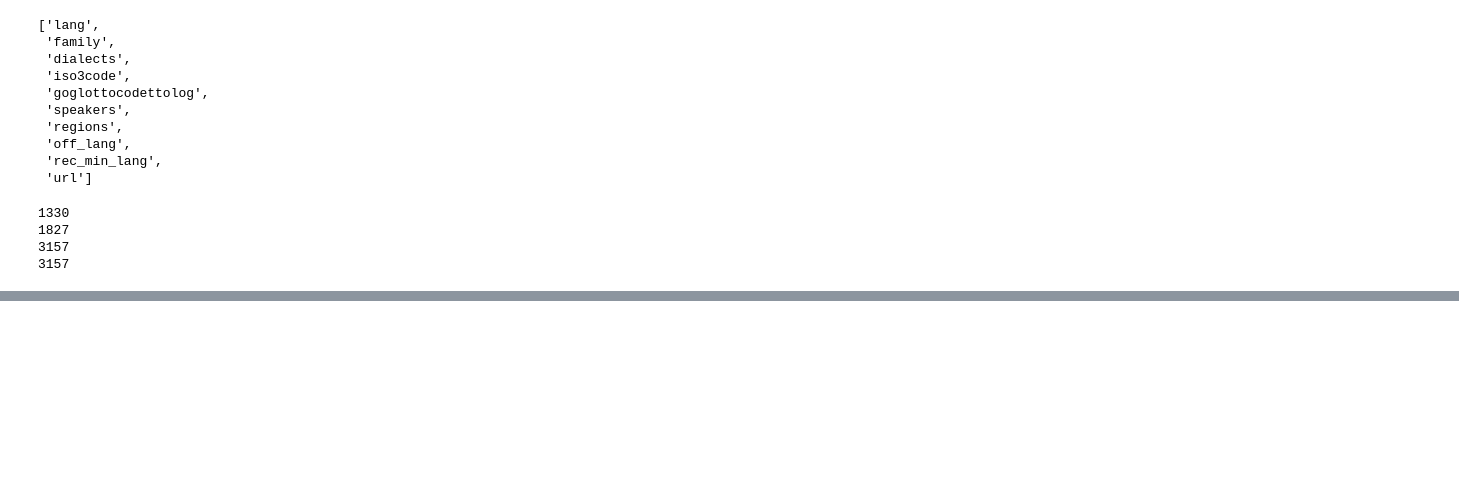
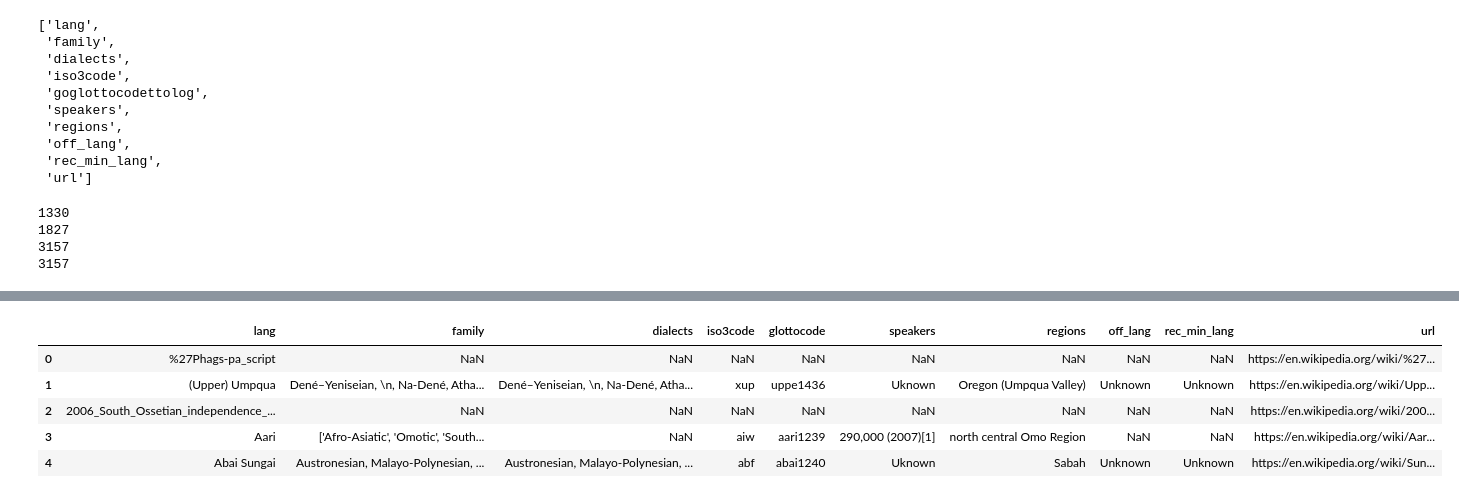
Before and after one commit to gcwarren/LanguageStatusVisualizationProject, a Jupyter notebook: ipynb_files/aggregate_for_visualization.ipynb, the cells around one changed output, grey strips where cells are left out. Saved outputs shown, nothing was run; the diff lists cells and outputs as text; code cells hidden in the pictures; blank space fills up the shorter version.

```diff
--- a/ipynb_files/aggregate_for_visualization.ipynb
+++ b/ipynb_files/aggregate_for_visualization.ipynb
@@ -173,0 +180,2 @@ merged_langs.to_csv('merged_langs_wiki_extinct.csv')
+# %%
+data = pd.read_csv('../csv_files/merged_langs_wiki_extinct.csv', index_col=0)
@@ -173,0 +193,11 @@ merged_langs.to_csv('merged_langs_wiki_extinct.csv')
+# %%
+data.rename(columns = {'goglottocodettolog':'glottocode'}, inplace = True)
+# %%
+data.head()
+# %% [output]
+|  | lang | family | dialects | iso3code | glottocode | speakers | regions | off_lang | rec_min_lang | url |
+| 0 | %27Phags-pa_script | NaN | NaN | NaN | NaN | NaN | NaN | NaN | NaN | https://en.wikipedia.org/wiki/%27... |
+| 1 | (Upper) Umpqua | Dené–Yeniseian, \n, Na-Dené, Atha... | Dené–Yeniseian, \n, Na-Dené, Atha... | xup | uppe1436 | Uknown | Oregon (Umpqua Valley) | Unknown | Unknown | https://en.wikipedia.org/wiki/Upp... |
+| 2 | 2006_South_Ossetian_independence_... | NaN | NaN | NaN | NaN | NaN | NaN | NaN | NaN | https://en.wikipedia.org/wiki/200... |
+| 3 | Aari | ['Afro-Asiatic', 'Omotic', 'South... | NaN | aiw | aari1239 | 290,000 (2007)[1] | north central Omo Region | NaN | NaN | https://en.wikipedia.org/wiki/Aar... |
+| 4 | Abai Sungai | Austronesian, Malayo-Polynesian, ... | Austronesian, Malayo-Polynesian, ... | abf | abai1240 | Uknown | Sabah | Unknown | Unknown | https://en.wikipedia.org/wiki/Sun... |
```
Also changed, not shown: parts of 12 cells of this notebook, 2 other files.
